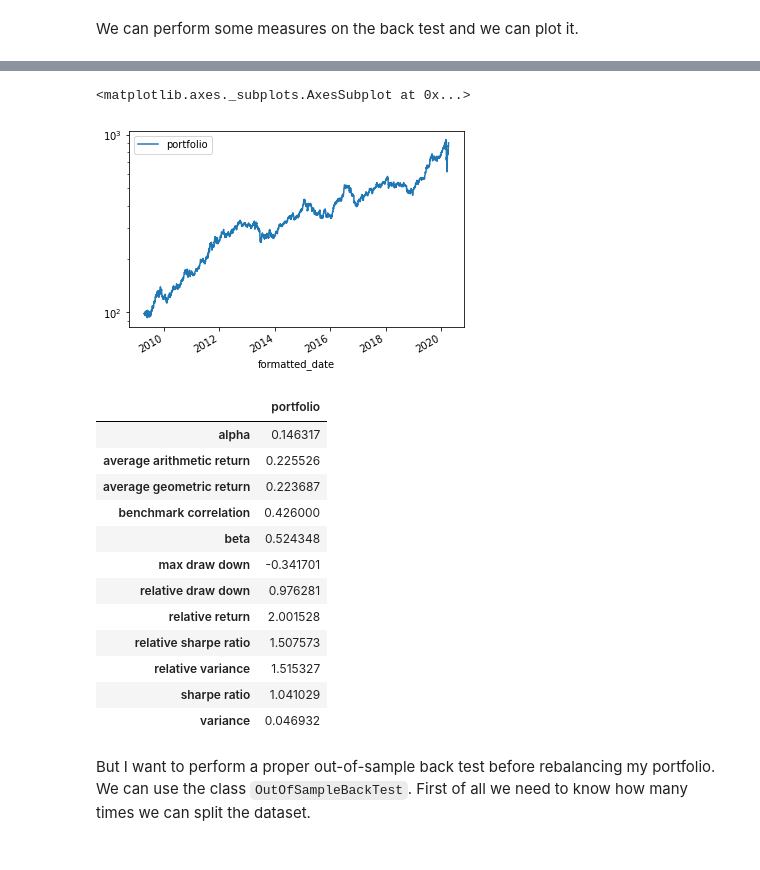
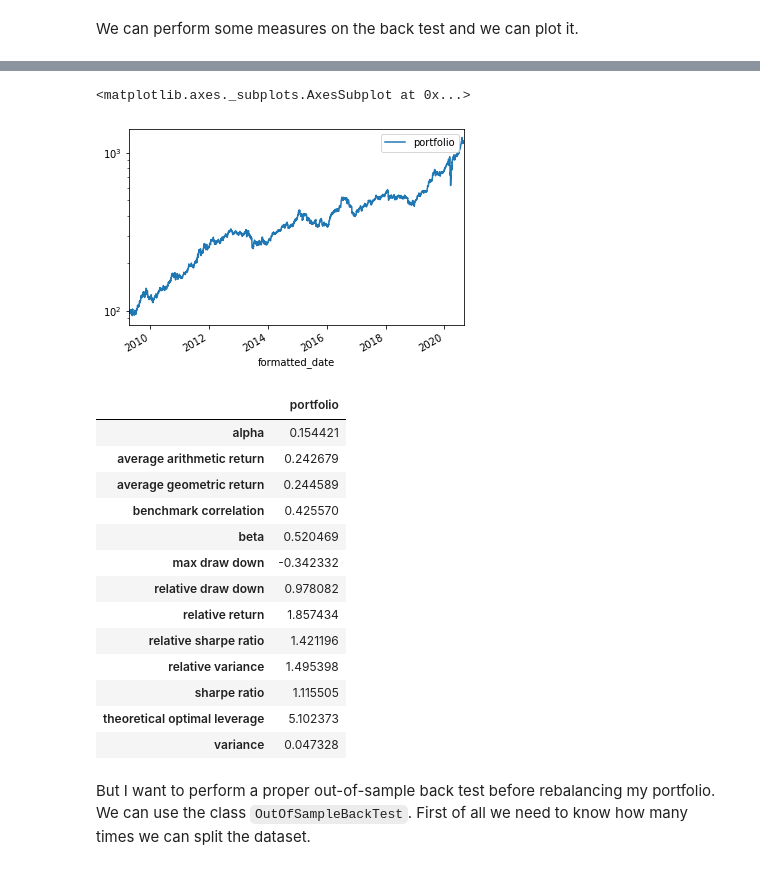
Before and after one commit to Tokukawa/PortfolioAnalyzer, a Jupyter notebook: Examples/Overview.ipynb, the cells around one changed output, grey strips where cells are left out. Cells and saved outputs as stored; diff of their text form; code cells hidden in the pictures.

```diff
--- a/Examples/Overview.ipynb
+++ b/Examples/Overview.ipynb
@@ -70,27 +70,28 @@ data.plot(logy=True)
 # %%
-risk_parity_backtest.plot(logy=True)
+max_kelly_backtest.plot(logy=True)
 # %% [output]
 <matplotlib.axes._subplots.AxesSubplot at 0x...>
-[figure, old version]
+[figure, new version]
 # %%
 benchmark_data = yahoo2pandas(['VTI'], frequency='daily')
 measures = MainMetrics(benchmark=benchmark_data)
 # %%
-MainMetrics(benchmark_data).estimate(risk_parity_backtest)
+MainMetrics(benchmark_data).estimate(max_kelly_backtest)
 # %% [output]
 |  | portfolio |
-| alpha | 0.146317 |
-| average arithmetic return | 0.225526 |
-| average geometric return | 0.223687 |
-| benchmark correlation | 0.426000 |
-| beta | 0.524348 |
-| max draw down | -0.341701 |
-| relative draw down | 0.976281 |
-| relative return | 2.001528 |
-| relative sharpe ratio | 1.507573 |
-| relative variance | 1.515327 |
-| sharpe ratio | 1.041029 |
-| variance | 0.046932 |
+| alpha | 0.154421 |
+| average arithmetic return | 0.242679 |
+| average geometric return | 0.244589 |
+| benchmark correlation | 0.425570 |
+| beta | 0.520469 |
+| max draw down | -0.342332 |
+| relative draw down | 0.978082 |
+| relative return | 1.857434 |
+| relative sharpe ratio | 1.421196 |
+| relative variance | 1.495398 |
+| sharpe ratio | 1.115505 |
+| theoretical optimal leverage | 5.102373 |
+| variance | 0.047328 |
 # %% [markdown]
 But I want to perform a proper out-of-sample back test before rebalancing my portfolio. We can use the class `OutOfSampleBackTest`. First of all we need to know how many times we can split the dataset.
 # %%
```
Also changed, not shown: parts of 17 cells of this notebook.
